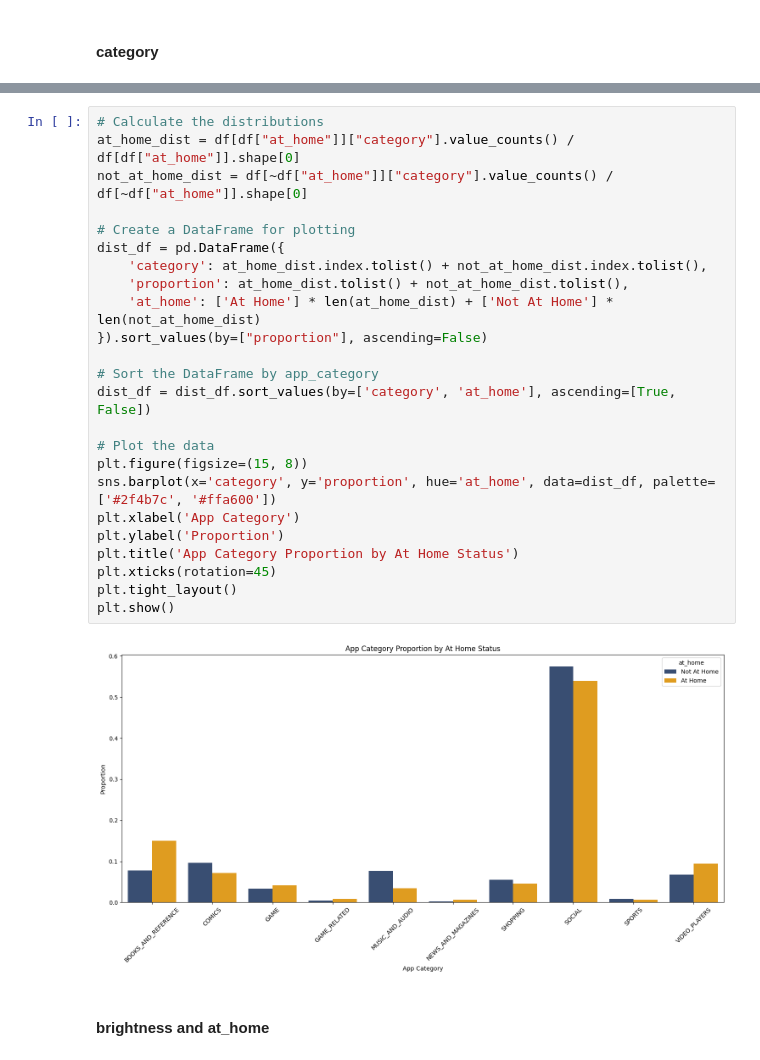
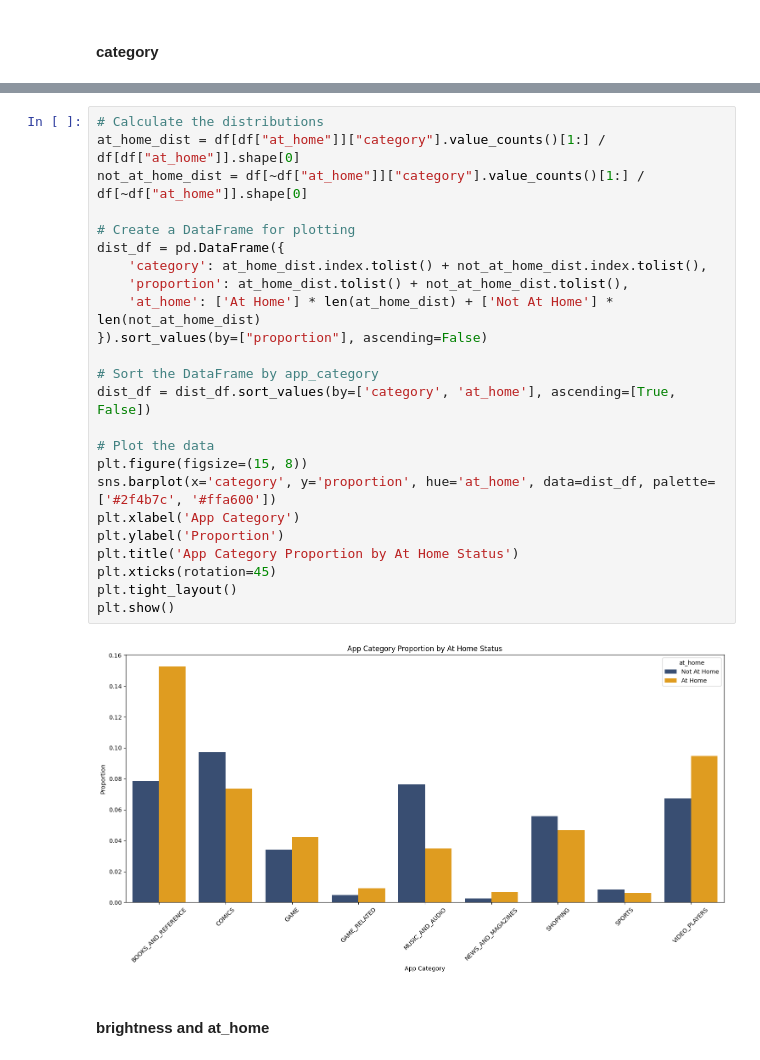
Before and after one commit to mauro-vb/quantitative-methods-analysis-project, a Jupyter notebook: Clean Notebooks/Results.ipynb, the cells around one changed output, grey strips where cells are left out. Drawn from its saved outputs; the diff is of its cells as text.

```diff
--- a/Clean Notebooks/Results.ipynb
+++ b/Clean Notebooks/Results.ipynb
@@ -52,29 +61,29 @@ plot_distribution_of_values("category")
 # %%
 # Calculate the distributions
-at_home_dist = df[df["at_home"]]["category"].value_counts() / df[df["at_home"]].shape[0]
-not_at_home_dist = df[~df["at_home"]]["category"].value_counts() / df[~df["at_home"]].shape[0]
+at_home_dist = df[df["at_home"]]["category"].value_counts()[1:] / df[df["at_home"]].shape[0]
+not_at_home_dist = df[~df["at_home"]]["category"].value_counts()[1:] / df[~df["at_home"]].shape[0]
 
 # Create a DataFrame for plotting
 dist_df = pd.DataFrame({
     'category': at_home_dist.index.tolist() + not_at_home_dist.index.tolist(),
     'proportion': at_home_dist.tolist() + not_at_home_dist.tolist(),
     'at_home': ['At Home'] * len(at_home_dist) + ['Not At Home'] * len(not_at_home_dist)
 }).sort_values(by=["proportion"], ascending=False)
 
 # Sort the DataFrame by app_category
 dist_df = dist_df.sort_values(by=['category', 'at_home'], ascending=[True, False])
 
 # Plot the data
 plt.figure(figsize=(15, 8))
 sns.barplot(x='category', y='proportion', hue='at_home', data=dist_df, palette=['#2f4b7c', '#ffa600'])
 plt.xlabel('App Category')
 plt.ylabel('Proportion')
 plt.title('App Category Proportion by At Home Status')
 plt.xticks(rotation=45)
 plt.tight_layout()
 plt.show()
 # %% [output]
-[figure, old version]
+[figure, new version]
 # %% [markdown]
 #### brightness and at_home
 # %%
```
Also changed, not shown: parts of 27 cells of this notebook.
